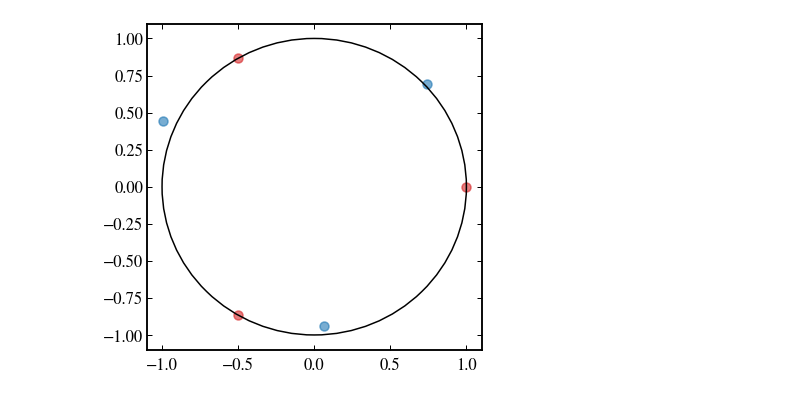
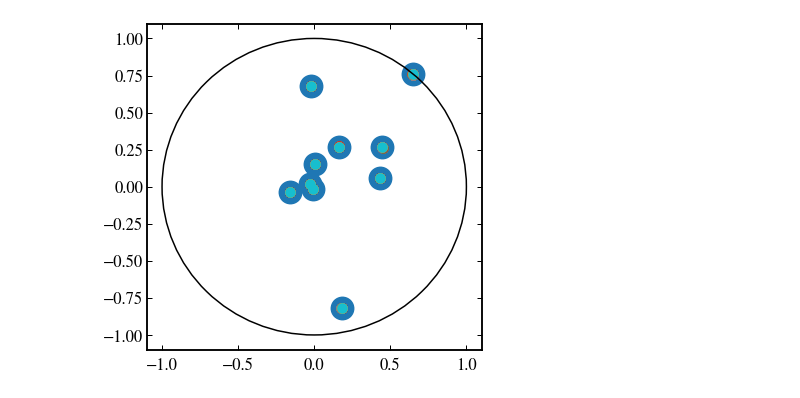
Before and after one commit to jasperw1999/SA-ChargeConfig, a Jupyter notebook: rotate_circle.ipynb, the cells around one changed output. Cells and saved outputs as stored; diff of their text form; code cells hidden in the pictures.

Commit message:
a solution to rotation

```diff
--- a/rotate_circle.ipynb
+++ b/rotate_circle.ipynb
@@ -6,11 +6,9 @@ from scipy.spatial.distance import cdist
 from scipy.optimize import minimize
 # %%
 # generate particles
-n = 3
+n = 10
 r = np.random.rand(n)
 theta = np.random.rand(n) * 2 * np.pi
-r = np.array([1, 1, 1])
-theta = np.array([0, 2 / 3 * np.pi, 4 / 3 * np.pi])
 x = np.cos(theta) * r
 y = np.sin(theta) * r
 pos = np.stack((x, y), axis=1)
@@ -92,0 +56,19 @@ for r in radians:
+# %%
+# create a bunch of perturbed versions of the original configuration
+
+standard_pos = pos
+perturbed_pos = []
+
+for _ in range(50):
+    theta = np.random.rand() * 2 * np.pi
+    offset = np.random.rand(n, 2) * 0
+    p = rotation(standard_pos, theta) + offset
+    perturbed_pos.append(p)
+
+plt.figure(figsize=(6, 6))
+for p in perturbed_pos:
+    plt.scatter(p[:, 0], p[:, 1])
+circle = plt.Circle((0, 0), 1, fill=False)
+plt.gca().add_patch(circle)
+plt.scatter(standard_pos[:, 0], standard_pos[:, 1], s=400, zorder=-100)
+plt.show()
@@ -93,13 +77,13 @@ for r in radians:
 # %%
-plot_pos = rotation(pos, 0)
-plot_pos = rotation(pos, np.argmin(scores))
+radians = np.linspace(0, 2 * np.pi, 1000)
+plt.figure(figsize=(6, 6))
 
-# plot them on a circle
-plt.figure(figsize=(6, 6))
-plt.scatter(plot_pos[:, 0], plot_pos[:, 1], alpha=0.6)
-plt.scatter(standard_pos[:, 0], standard_pos[:, 1], color='tab:red', alpha=0.6)
+for p in perturbed_pos:
+    plot_p = get_minimized_config(standard_pos, p)
+    plt.scatter(plot_p[:, 0], plot_p[:, 1])
+plt.scatter(standard_pos[:, 0], standard_pos[:, 1], s=500, zorder=-100)
 circle = plt.Circle((0, 0), 1, fill=False)
 plt.gca().add_patch(circle)
 plt.show()
 # %% [output]
-[figure, old version]
+[figure, new version]
```
Also changed, not shown: parts of 6 cells of this notebook.
